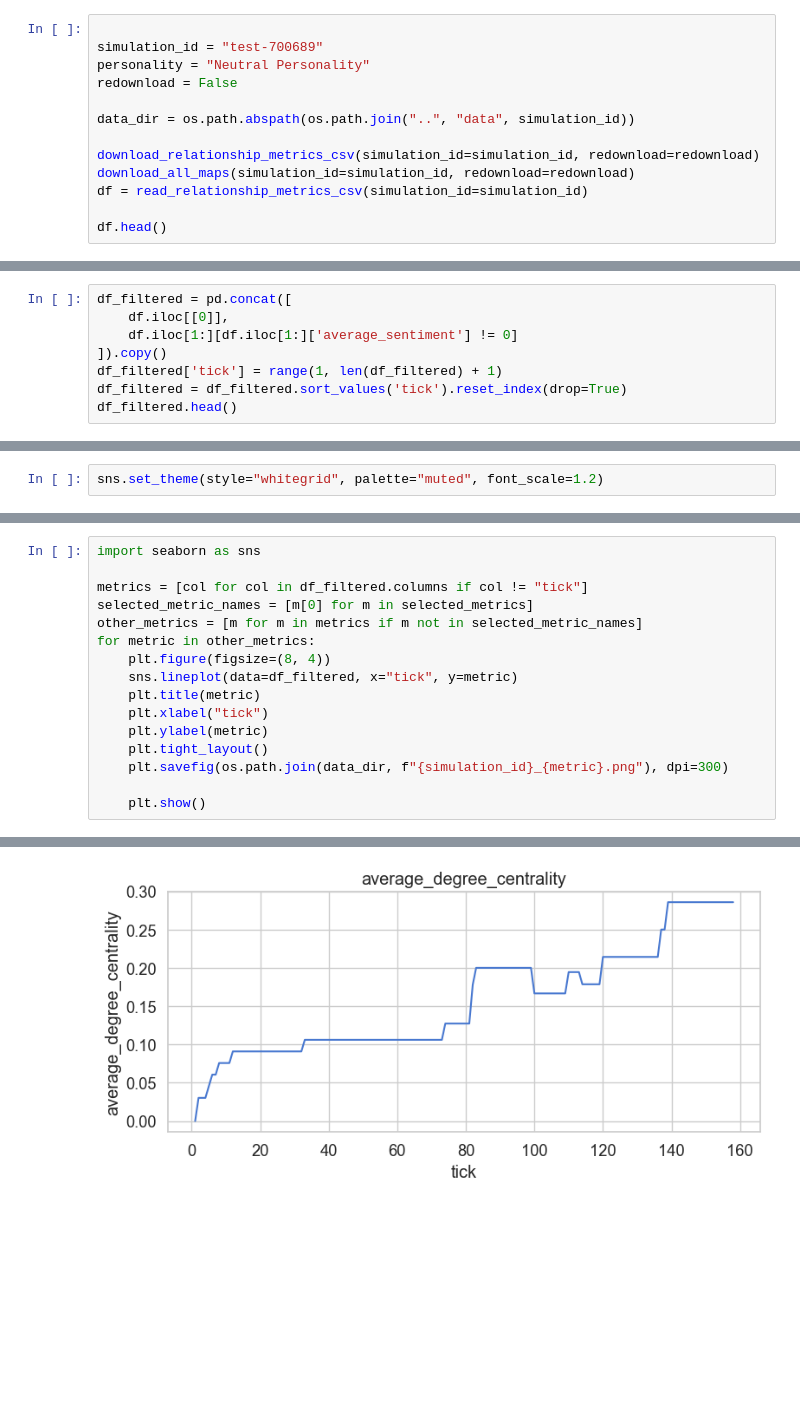
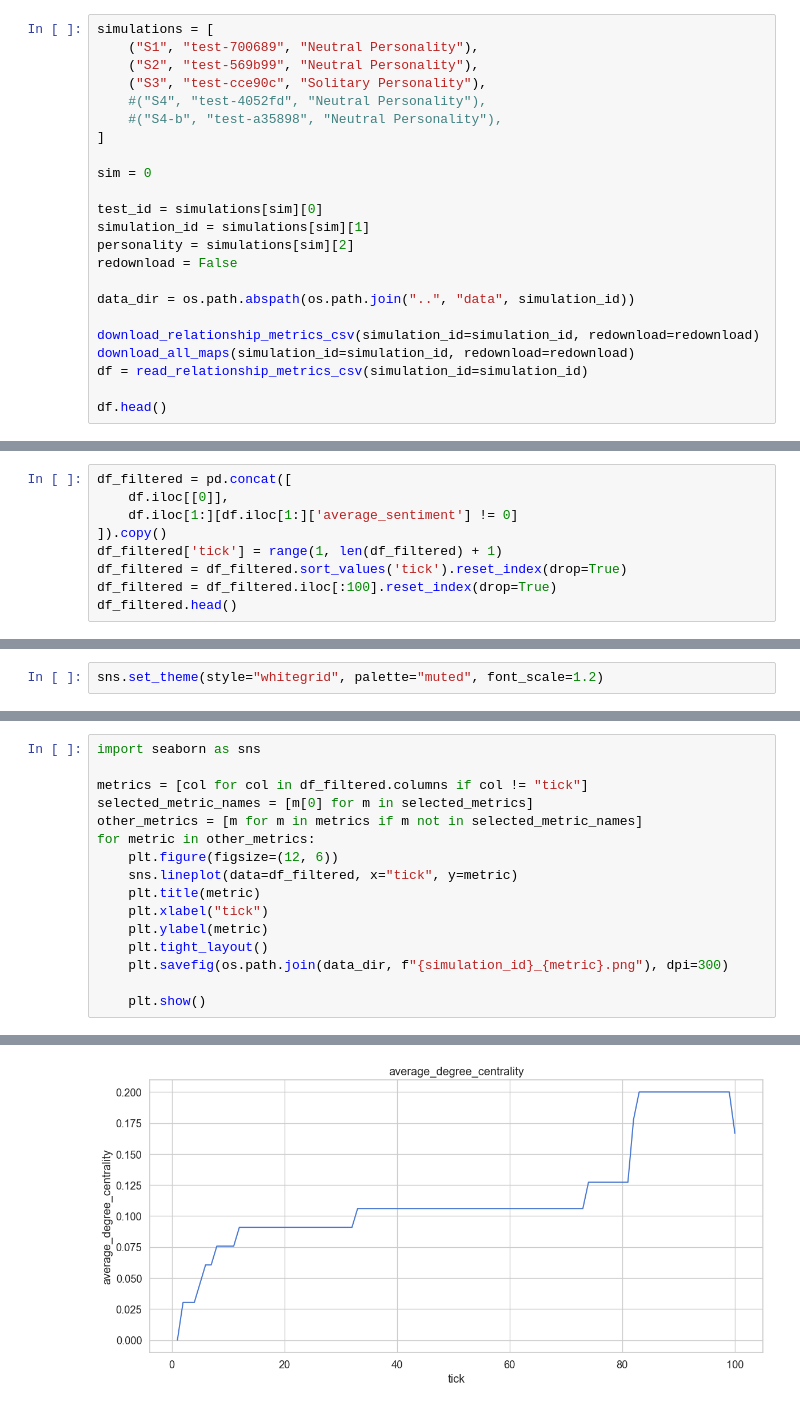
Before and after one commit to epoikos-project/notebooks, a Jupyter notebook: plots/relationship_graph.ipynb, the cells around one changed output, grey strips where cells are left out. Saved outputs shown, nothing was run; the diff lists cells and outputs as text; blank space fills up the shorter version.

```diff
--- a/plots/relationship_graph.ipynb
+++ b/plots/relationship_graph.ipynb
@@ -11,9 +11,19 @@ import seaborn as sns
 import matplotlib.pyplot as plt
 import pandas as pd
 # %%
+simulations = [
+    ("S1", "test-700689", "Neutral Personality"),
+    ("S2", "test-569b99", "Neutral Personality"),
+    ("S3", "test-cce90c", "Solitary Personality"),
+    #("S4", "test-4052fd", "Neutral Personality"),
+    #("S4-b", "test-a35898", "Neutral Personality"),
+]
 
-simulation_id = "test-700689"
-personality = "Neutral Personality"
+sim = 0
+
+test_id = simulations[sim][0]
+simulation_id = simulations[sim][1]
+personality = simulations[sim][2]
 redownload = False
 
 data_dir = os.path.abspath(os.path.join("..", "data", simulation_id))
@@ -39,6 +49,7 @@ df_filtered = pd.concat([
 ]).copy()
 df_filtered['tick'] = range(1, len(df_filtered) + 1)
 df_filtered = df_filtered.sort_values('tick').reset_index(drop=True)
+df_filtered = df_filtered.iloc[:100].reset_index(drop=True)
 df_filtered.head()
 # %% [output]
 |  | tick | average_sentiment | average_normalized_sentiment | density | clustering_coefficient | num_nodes | num_edges | ... |
@@ -98,7 +109,7 @@ metrics = [col for col in df_filtered.columns if col != "tick"]
 selected_metric_names = [m[0] for m in selected_metrics]
 other_metrics = [m for m in metrics if m not in selected_metric_names]
 for metric in other_metrics:
-    plt.figure(figsize=(8, 4))
+    plt.figure(figsize=(12, 6))
     sns.lineplot(data=df_filtered, x="tick", y=metric)
     plt.title(metric)
     plt.xlabel("tick")
@@ -115 +126 @@ for metric in other_metrics:
-[figure, old version]
+[figure, new version]
```
Also changed, not shown: parts of 8 cells of this notebook, 1 other file.
